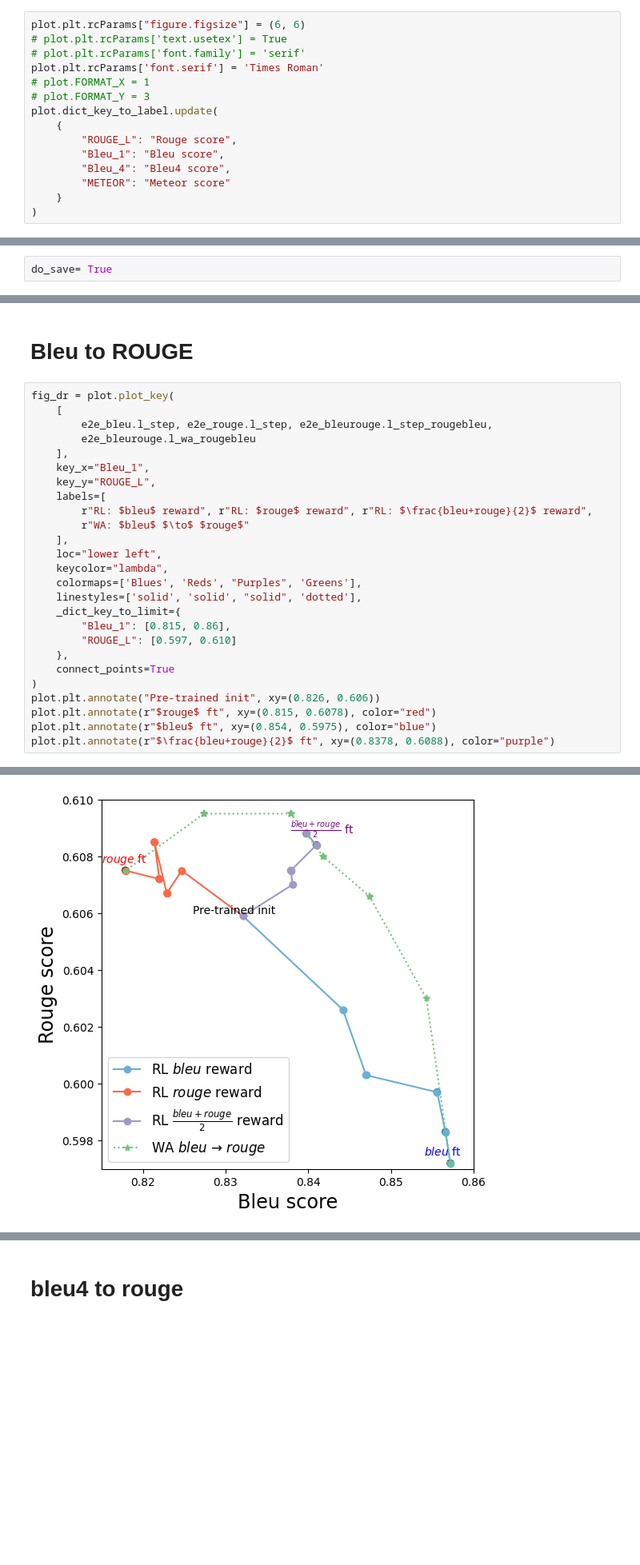
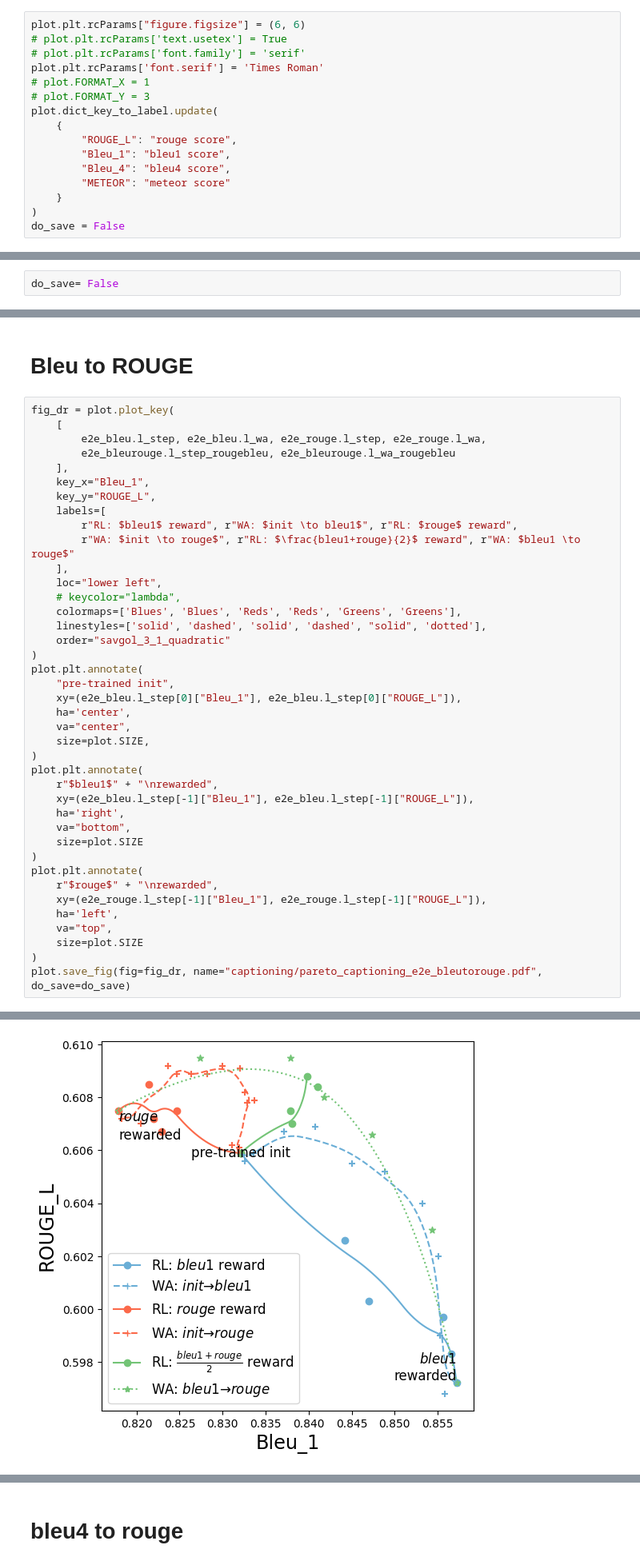
Before and after one commit to alexrame/domainbedv2, a Jupyter notebook: notebooks/rl/captioning/wa_rl_captioning.ipynb, the cells around one changed output, grey strips where cells are left out. Shown at 80% size. Saved outputs shown, nothing was run; the diff lists cells and outputs as text; blank space fills up the shorter version.

```diff
--- a/notebooks/rl/captioning/wa_rl_captioning.ipynb
+++ b/notebooks/rl/captioning/wa_rl_captioning.ipynb
@@ -21,16 +21,17 @@ plot.plt.rcParams['font.serif'] = 'Times Roman'
 # plot.FORMAT_Y = 3
 plot.dict_key_to_label.update(
     {
-        "ROUGE_L": "Rouge score",
-        "Bleu_1": "Bleu score",
-        "Bleu_4": "Bleu4 score",
-        "METEOR": "Meteor score"
+        "ROUGE_L": "rouge score",
+        "Bleu_1": "bleu1 score",
+        "Bleu_4": "bleu4 score",
+        "METEOR": "meteor score"
     }
 )
+do_save = False
 # %%
 from captioning import fts_bleu4, fts_bleu, fts_rouge, fts_meteor, fts_bleurouge, fts_bleumeteor, fts_bleubleu4, fts_rougebleu4
 from captioning import e2e_bleu, e2e_bleu4, e2e_rouge, e2e_bleurouge, e2e_bleu4rouge, e2e_meteor, e2e_bleubleu4, e2e_bleumeteor
 # %% [markdown]
 # bleu to bleu4
 # %%
-do_save= True
+do_save= False
@@ -146,27 +218,41 @@ plot.save_fig(fig=fig_dr, name="captioning/pareto_captioning_bleutometeor.pdf",
 # %%
 fig_dr = plot.plot_key(
     [
-        e2e_bleu.l_step, e2e_rouge.l_step, e2e_bleurouge.l_step_rougebleu,
-        e2e_bleurouge.l_wa_rougebleu
+        e2e_bleu.l_step, e2e_bleu.l_wa, e2e_rouge.l_step, e2e_rouge.l_wa,
+        e2e_bleurouge.l_step_rougebleu, e2e_bleurouge.l_wa_rougebleu
     ],
     key_x="Bleu_1",
     key_y="ROUGE_L",
     labels=[
-        r"RL: $bleu$ reward", r"RL: $rouge$ reward", r"RL: $\frac{bleu+rouge}{2}$ reward",
-        r"WA: $bleu$ $\to$ $rouge$"
+        r"RL: $bleu1$ reward", r"WA: $init \to bleu1$", r"RL: $rouge$ reward",
+        r"WA: $init \to rouge$", r"RL: $\frac{bleu1+rouge}{2}$ reward", r"WA: $bleu1 \to rouge$"
     ],
     loc="lower left",
-    keycolor="lambda",
-    colormaps=['Blues', 'Reds', "Purples", 'Greens'],
-    linestyles=['solid', 'solid', "solid", 'dotted'],
-    _dict_key_to_limit={
-        "Bleu_1": [0.815, 0.86],
-        "ROUGE_L": [0.597, 0.610]
-    },
-    connect_points=True
+    # keycolor="lambda",
+    colormaps=['Blues', 'Blues', 'Reds', 'Reds', 'Greens', 'Greens'],
+    linestyles=['solid', 'dashed', 'solid', 'dashed', "solid", 'dotted'],
+    order="savgol_3_1_quadratic"
 )
-plot.plt.annotate("Pre-trained init", xy=(0.826, 0.606))
-plot.plt.annotate(r"$rouge$ ft", xy=(0.815, 0.6078), color="red")
-plot.plt.annotate(r"$bleu$ ft", xy=(0.854, 0.5975), color="blue")
-plot.plt.annotate(r"$\frac{bleu+rouge}{2}$ ft", xy=(0.8378, 0.6088), color="purple")
+plot.plt.annotate(
+    "pre-trained init",
+    xy=(e2e_bleu.l_step[0]["Bleu_1"], e2e_bleu.l_step[0]["ROUGE_L"]),
+    ha='center',
+    va="center",
+    size=plot.SIZE,
+)
+plot.plt.annotate(
+    r"$bleu1$" + "\nrewarded",
+    xy=(e2e_bleu.l_step[-1]["Bleu_1"], e2e_bleu.l_step[-1]["ROUGE_L"]),
+    ha='right',
+    va="bottom",
+    size=plot.SIZE
+)
+plot.plt.annotate(
+    r"$rouge$" + "\nrewarded",
+    xy=(e2e_rouge.l_step[-1]["Bleu_1"], e2e_rouge.l_step[-1]["ROUGE_L"]),
+    ha='left',
+    va="top",
+    size=plot.SIZE
+)
+plot.save_fig(fig=fig_dr, name="captioning/pareto_captioning_e2e_bleutorouge.pdf", do_save=do_save)
 # %% [output]
@@ -174 +259 @@ Text(0.8378, 0.6088, '$\\frac{bleu+rouge}{2}$ ft')
-[figure, old version]
+[figure, new version]
```
Also changed, not shown: parts of 11 cells of this notebook, 8 other files.
